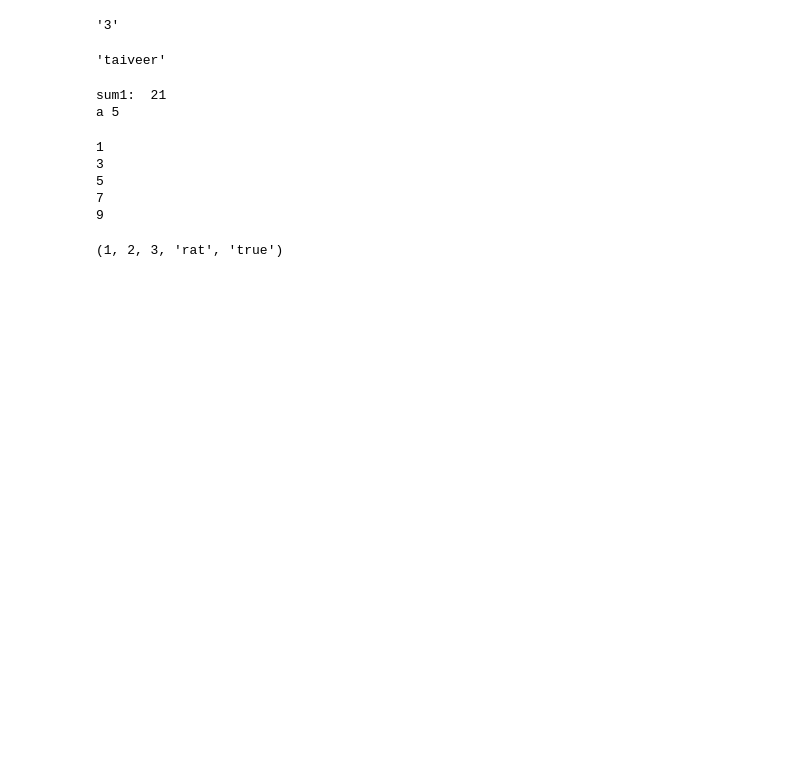
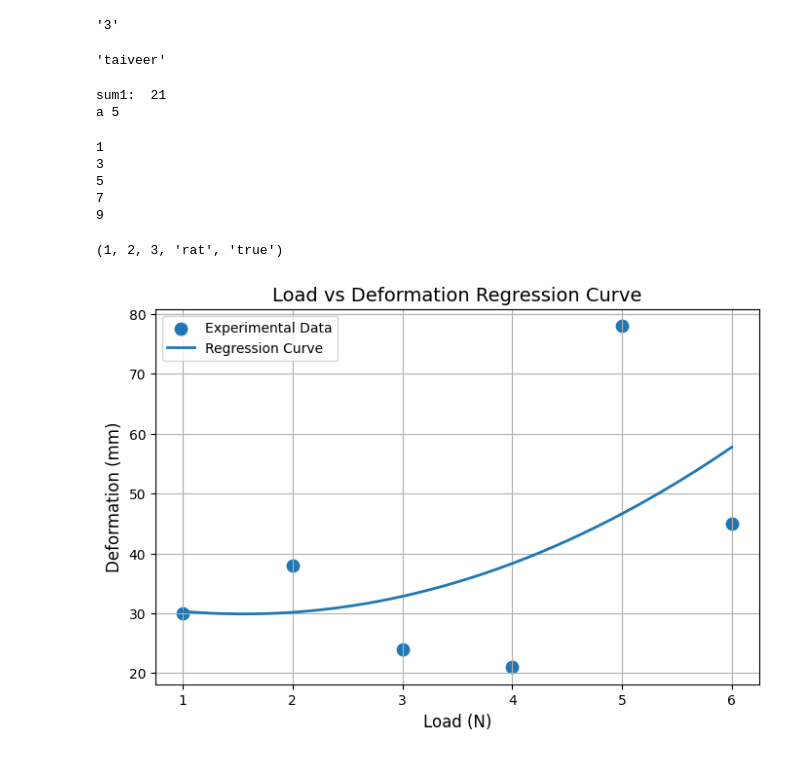
Before and after one commit to tanveerratul34/Practice-, a Jupyter notebook: Untitled0.ipynb, the cells around one changed output. Cells and saved outputs as stored; diff of their text form; code cells hidden in the pictures; blank space fills up the shorter version.

```diff
--- a/Untitled0.ipynb
+++ b/Untitled0.ipynb
@@ -85,3 +85,40 @@ tup = (1, 2, 3,'rat', 'true')
 tup
 # %% [output]
 (1, 2, 3, 'rat', 'true')
+# %%
+import numpy as np
+import matplotlib.pyplot as plt
+from sklearn.preprocessing import PolynomialFeatures
+from sklearn.linear_model import LinearRegression
+
+# Data
+x = np.array([1, 2, 3, 4, 5, 6]).reshape(-1, 1)   # Load (N)
+y = np.array([30, 38, 24, 21, 78, 45])            # Deformation (mm)
+
+# Polynomial regression (2nd degree)
+poly = PolynomialFeatures(degree=2)
+x_poly = poly.fit_transform(x)
+
+model = LinearRegression()
+model.fit(x_poly, y)
+
+# Smooth curve
+x_smooth = np.linspace(1, 6, 200).reshape(-1, 1)
+x_smooth_poly = poly.transform(x_smooth)
+y_smooth = model.predict(x_smooth_poly)
+
+# Plot
+plt.figure(figsize=(8,5))
+plt.scatter(x, y, s=80, label='Experimental Data')
+plt.plot(x_smooth, y_smooth, linewidth=2, label='Regression Curve')
+
+# Labels and title
+plt.xlabel('Load (N)', fontsize=12)
+plt.ylabel('Deformation (mm)', fontsize=12)
+plt.title('Load vs Deformation Regression Curve', fontsize=14)
+
+plt.legend()
+plt.grid(True)
+plt.show()
+# %% [output]
+[figure, added]
```
Also changed, not shown: parts of 2 cells of this notebook.
